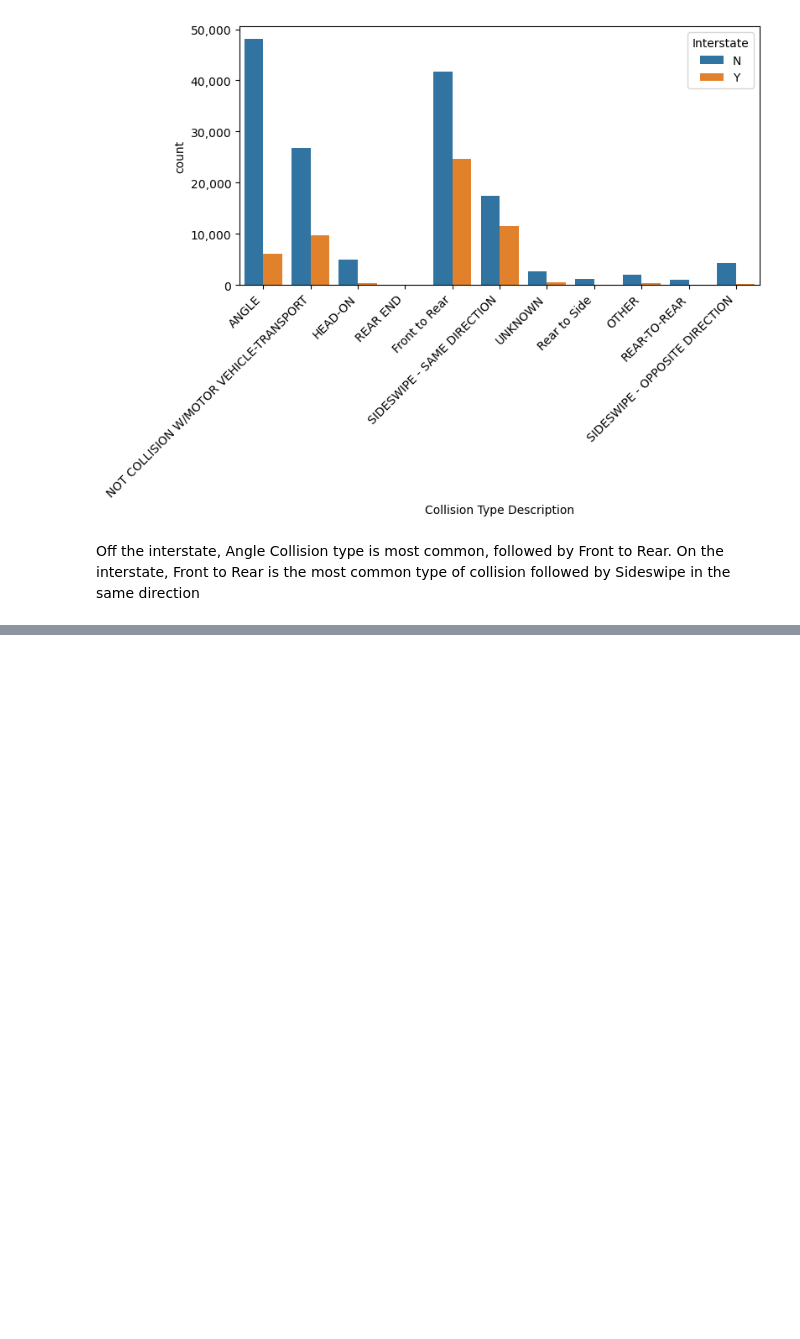
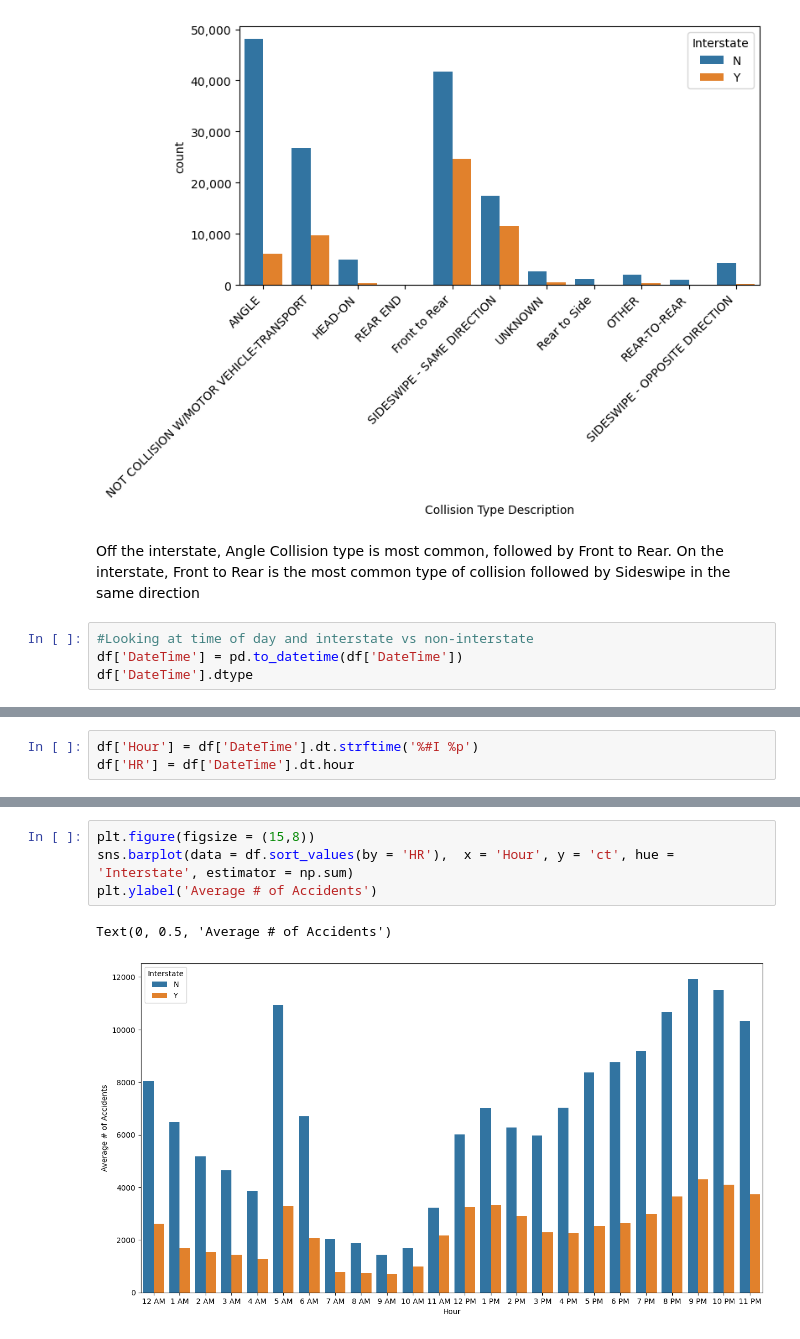
Before and after one commit to essetetsahai/nashville_traffic, a Jupyter notebook: notebooks/traffic_notebook.ipynb, the cells around one changed output, grey strips where cells are left out. Drawn from its saved outputs; the diff is of its cells as text; blank space fills up the shorter version.

Commit message:
Hourly comparison interstate vs noninterstate

```diff
--- a/notebooks/traffic_notebook.ipynb
+++ b/notebooks/traffic_notebook.ipynb
@@ -1107,3 +1107,7 @@ plt.show()
 [figure]
 # %% [markdown]
 Off the interstate, Angle Collision type is most common, followed by Front to Rear. On the interstate, Front to Rear is the most common type of collision followed by Sideswipe in the same direction
+# %%
+#Looking at time of day and interstate vs non-interstate
+df['DateTime'] = pd.to_datetime(df['DateTime'])
+df['DateTime'].dtype
@@ -1109,0 +1116,3 @@ Off the interstate, Angle Collision type is most common, followed by Front to Re
+# %%
+df['Hour'] = df['DateTime'].dt.strftime('%#I %p')
+df['HR'] = df['DateTime'].dt.hour
@@ -1109,0 +1128,7 @@ Off the interstate, Angle Collision type is most common, followed by Front to Re
+# %%
+plt.figure(figsize = (15,8))
+sns.barplot(data = df.sort_values(by = 'HR'),  x = 'Hour', y = 'ct', hue = 'Interstate', estimator = np.sum)
+plt.ylabel('Average # of Accidents')
+# %% [output]
+Text(0, 0.5, 'Average # of Accidents')
+[figure, added]
```
Also changed, not shown: parts of 8 cells of this notebook.
